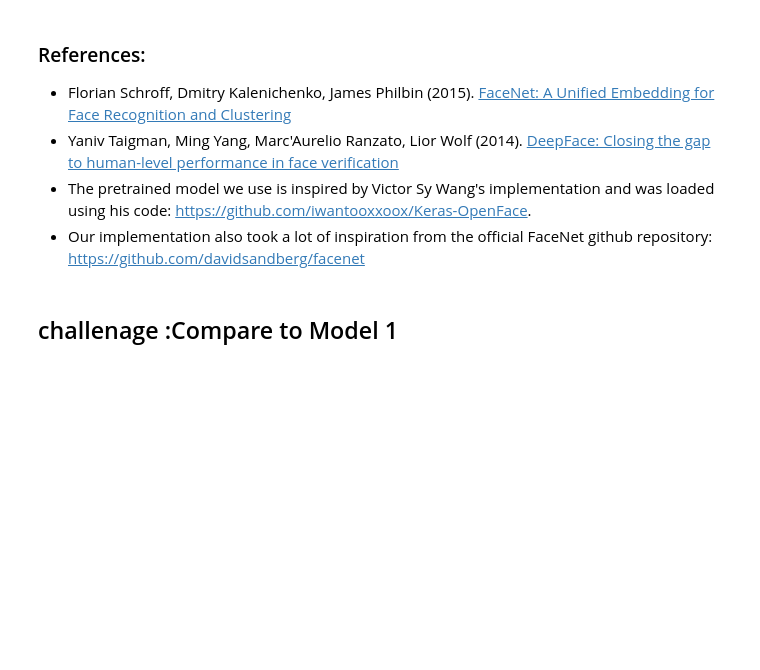
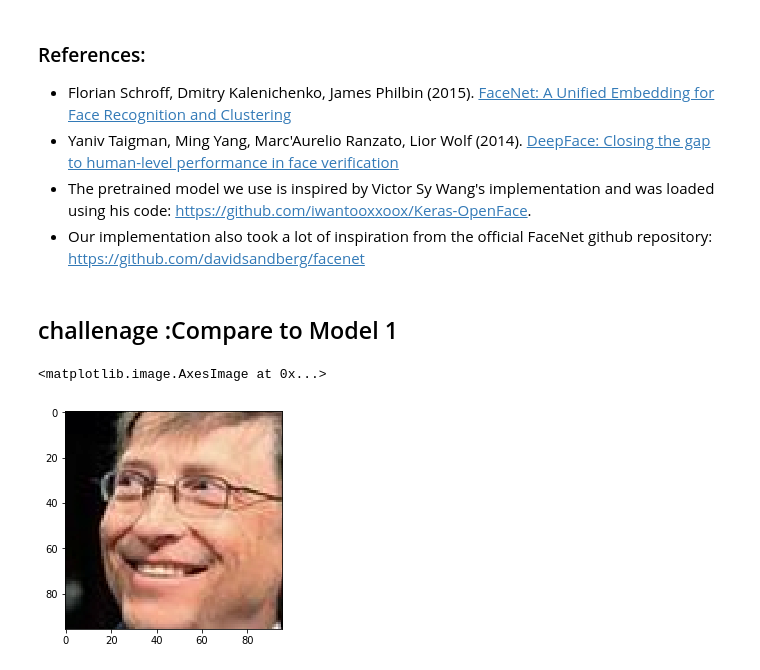
Before and after one commit to mckjzhangxk/deepAI, a Jupyter notebook: course4/week4/faceRecognization/Face+Recognition+for+the+Happy+House+-+v3.ipynb, the cells around one changed output. Drawn from its saved outputs; the diff is of its cells as text; code cells hidden in the pictures; blank space fills up the shorter version.

```diff
--- a/course4/week4/faceRecognization/Face+Recognition+for+the+Happy+House+-+v3.ipynb
+++ b/course4/week4/faceRecognization/Face+Recognition+for+the+Happy+House+-+v3.ipynb
@@ -501,6 +504,31 @@ import dlib
 import PIL.Image as Image
 import PIL.ImageDraw as ImageDraw
 import PIL.ImageFont as ImageFont
+# %%
+def proprocessImage(image_path,upsamplenum=3,interp=cv2.INTER_LANCZOS4,pad=1):
+    detector = dlib.get_frontal_face_detector()
+    img1 = dlib.load_rgb_image(image_path)
+    dets = detector(img1,upsamplenum)
+    ret=None
+    if len(dets)>0:
+        d=dets[0]
+        left=max(d.left()-pad,0)
+        top=max(d.top()-pad,0)
+        right=min(d.right()+pad,img1.shape[1])
+        bottom=min(d.bottom()+pad,img1.shape[0])
+
+        #crop image
+        img1=img1[top:bottom,left:right,:]
+        img1=cv2.resize(img1,(96,96),interpolation=interp)
+        ret = np.around(np.transpose(img1, (2,0,1))/255.0, decimals=12)
+    return ret
+image_path='../../../daily/8/facedb/bill gates/187.jpg'
+# image_path='/home/zxk/facetest/4.jpeg'
+# img1=proprocessImage(image_path,pad=2)
+plt.imshow(img1.transpose(1,2,0))
+# %% [output]
+<matplotlib.image.AxesImage at 0x...>
+[figure, added]
 # %%
 def _loadDataset(path):
     '''
```
Also changed, not shown: parts of 15 cells of this notebook, 6 other files.
